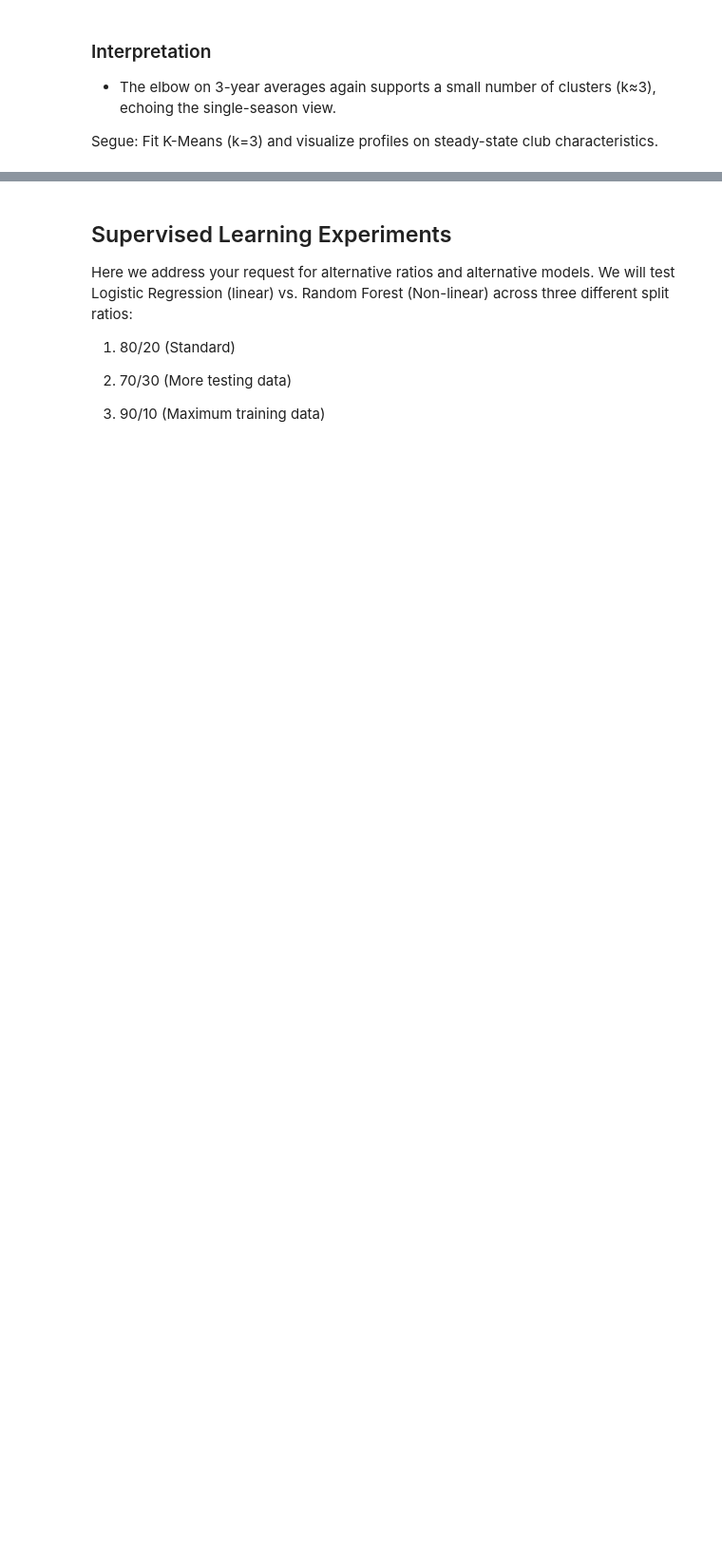
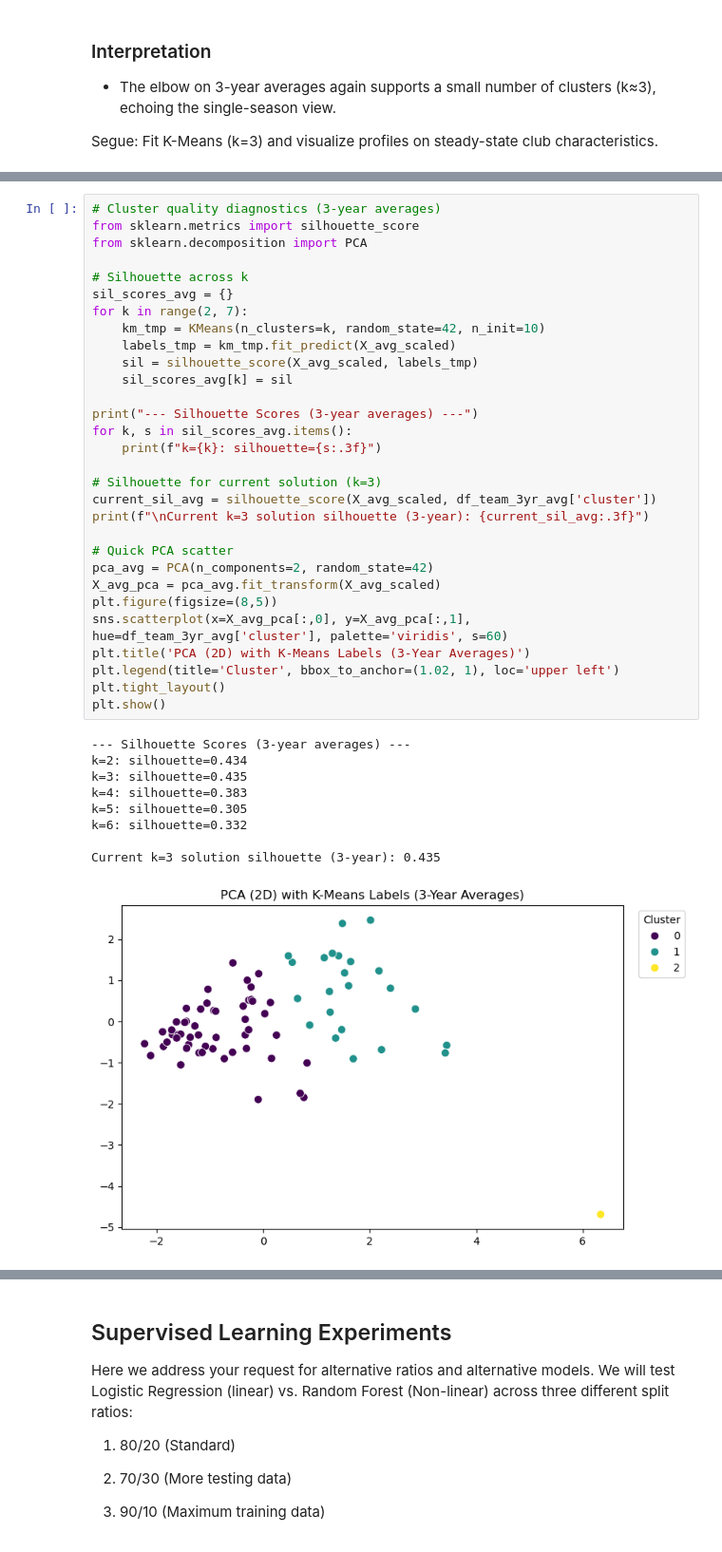
Before and after one commit to minhsang-03/project, a Jupyter notebook: notebooks/02_advanced_analytics_and_predictive_modelling.ipynb, the cells around one changed output, grey strips where cells are left out. Shown at 95% size. Saved outputs shown, nothing was run; the diff lists cells and outputs as text; blank space fills up the shorter version.

```diff
--- a/notebooks/02_advanced_analytics_and_predictive_modelling.ipynb
+++ b/notebooks/02_advanced_analytics_and_predictive_modelling.ipynb
@@ -278,2 +322,42 @@ df_team_3yr_avg.head()
+# %%
+# Cluster quality diagnostics (3-year averages)
+from sklearn.metrics import silhouette_score
+from sklearn.decomposition import PCA
+
+# Silhouette across k
+sil_scores_avg = {}
+for k in range(2, 7):
+    km_tmp = KMeans(n_clusters=k, random_state=42, n_init=10)
+    labels_tmp = km_tmp.fit_predict(X_avg_scaled)
+    sil = silhouette_score(X_avg_scaled, labels_tmp)
+    sil_scores_avg[k] = sil
+
+print("--- Silhouette Scores (3-year averages) ---")
+for k, s in sil_scores_avg.items():
+    print(f"k={k}: silhouette={s:.3f}")
+
+# Silhouette for current solution (k=3)
+current_sil_avg = silhouette_score(X_avg_scaled, df_team_3yr_avg['cluster'])
+print(f"\nCurrent k=3 solution silhouette (3-year): {current_sil_avg:.3f}")
+
+# Quick PCA scatter
+pca_avg = PCA(n_components=2, random_state=42)
+X_avg_pca = pca_avg.fit_transform(X_avg_scaled)
+plt.figure(figsize=(8,5))
+sns.scatterplot(x=X_avg_pca[:,0], y=X_avg_pca[:,1], hue=df_team_3yr_avg['cluster'], palette='viridis', s=60)
+plt.title('PCA (2D) with K-Means Labels (3-Year Averages)')
+plt.legend(title='Cluster', bbox_to_anchor=(1.02, 1), loc='upper left')
+plt.tight_layout()
+plt.show()
+# %% [output]
+--- Silhouette Scores (3-year averages) ---
+k=2: silhouette=0.434
+k=3: silhouette=0.435
+k=4: silhouette=0.383
+k=5: silhouette=0.305
+k=6: silhouette=0.332
+
+Current k=3 solution silhouette (3-year): 0.435
+[figure, added]
 # %% [markdown]
 ### Interpretation
```
Also changed, not shown: parts of 13 cells of this notebook, 1 other file.
